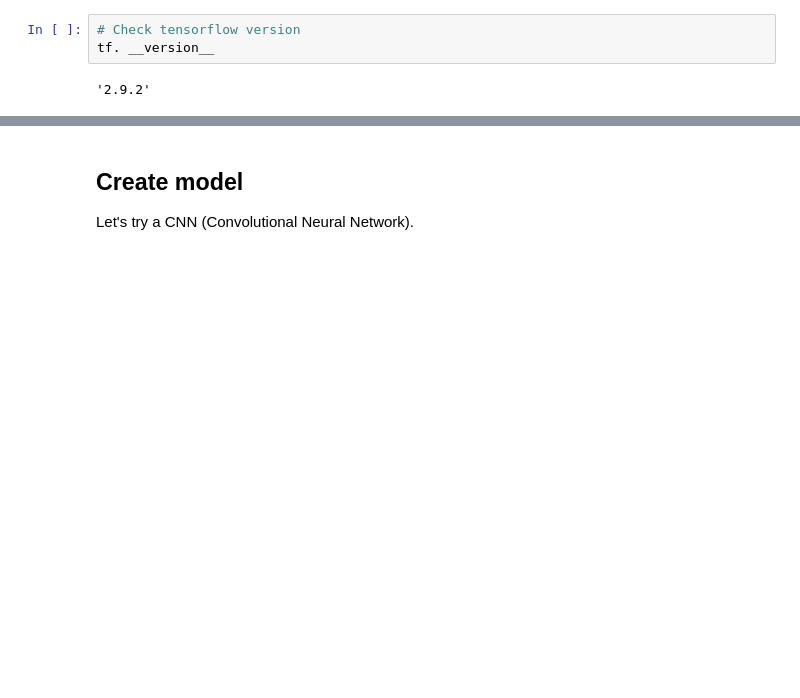
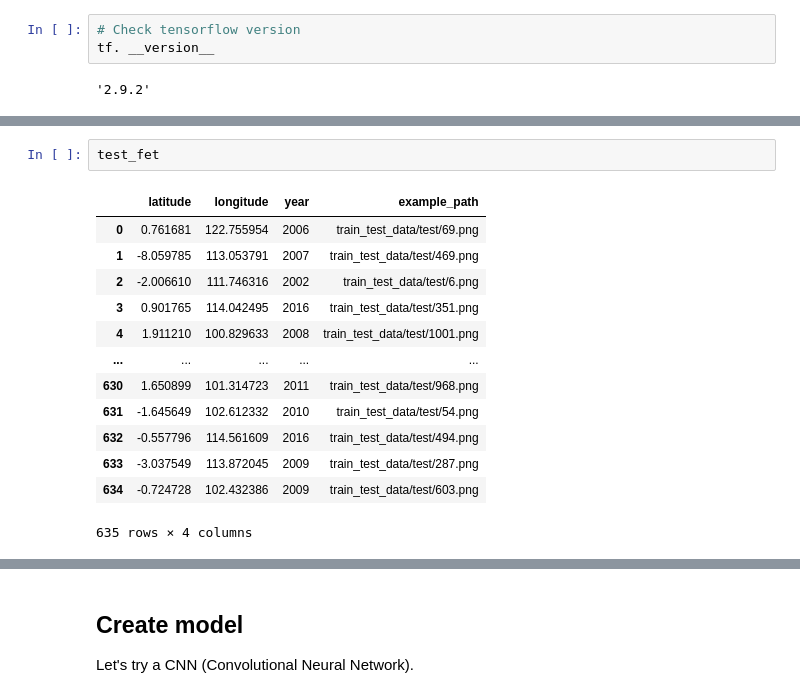
Before and after one commit to ricdurvin/Schneider_Electric_Hackathon-Deforestation, a Jupyter notebook: notebooks/main.ipynb, the cells around one changed output, grey strips where cells are left out. Saved outputs shown, nothing was run; the diff lists cells and outputs as text; blank space fills up the shorter version.

```diff
--- a/notebooks/main.ipynb
+++ b/notebooks/main.ipynb
@@ -81,0 +119,16 @@ tf. __version__
+# %%
+test_fet
+# %% [output]
+|  | latitude | longitude | year | example_path |
+| 0 | 0.761681 | 122.755954 | 2006 | train_test_data/test/69.png |
+| 1 | -8.059785 | 113.053791 | 2007 | train_test_data/test/469.png |
+| 2 | -2.006610 | 111.746316 | 2002 | train_test_data/test/6.png |
+| 3 | 0.901765 | 114.042495 | 2016 | train_test_data/test/351.png |
+| 4 | 1.911210 | 100.829633 | 2008 | train_test_data/test/1001.png |
+| ... | ... | ... | ... | ... |
+| 630 | 1.650899 | 101.314723 | 2011 | train_test_data/test/968.png |
+| 631 | -1.645649 | 102.612332 | 2010 | train_test_data/test/54.png |
+| 632 | -0.557796 | 114.561609 | 2016 | train_test_data/test/494.png |
+| 633 | -3.037549 | 113.872045 | 2009 | train_test_data/test/287.png |
+| 634 | -0.724728 | 102.432386 | 2009 | train_test_data/test/603.png |
+635 rows × 4 columns
```
Also changed, not shown: parts of 34 cells of this notebook.
